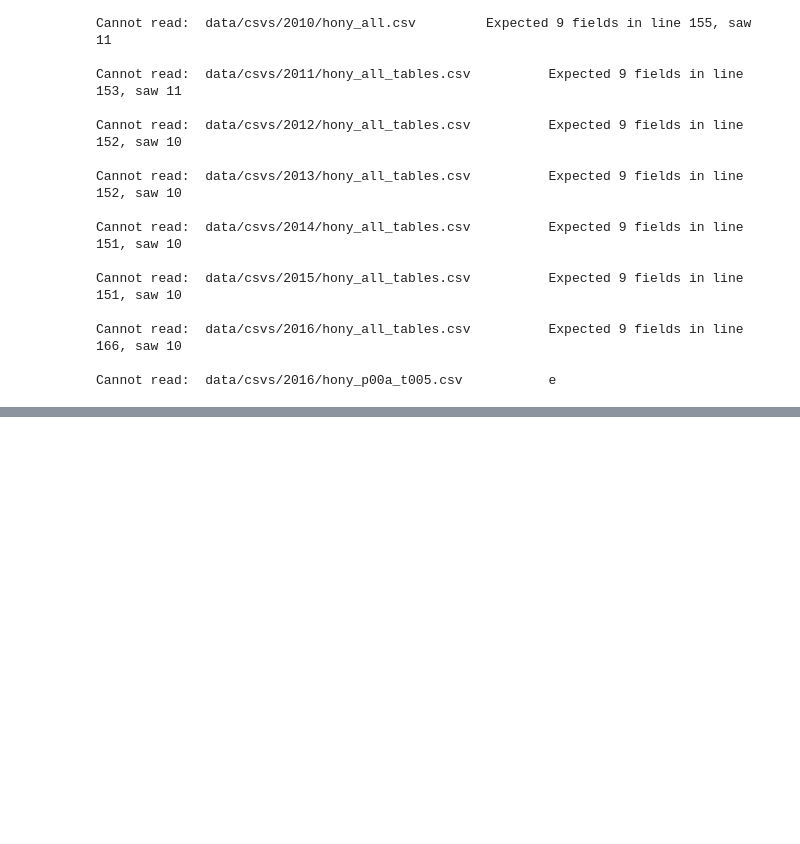
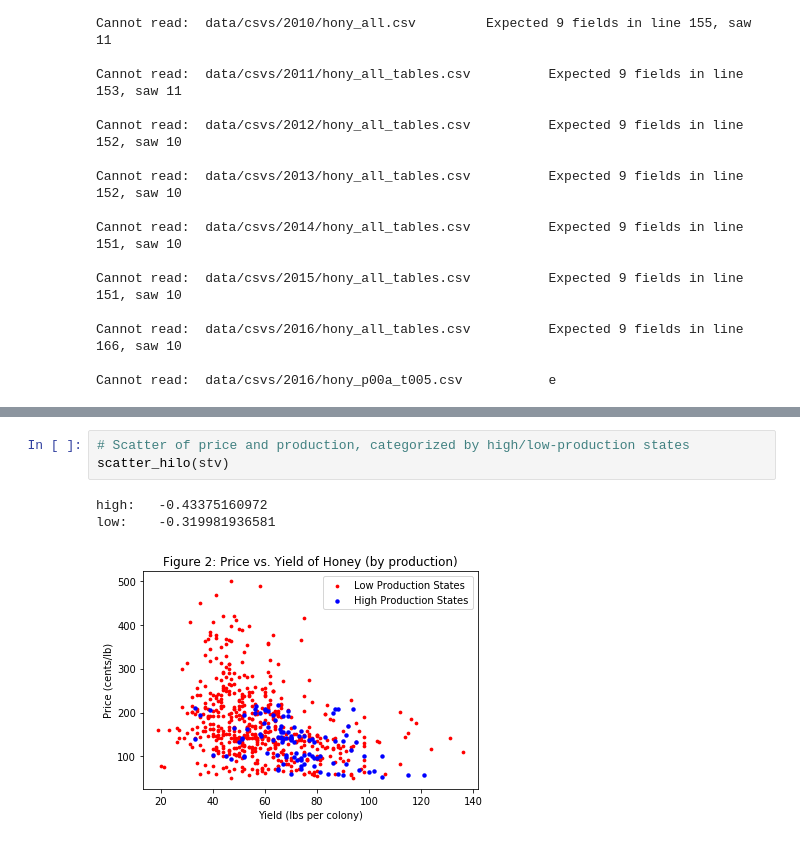
Before and after one commit to matthewruehle/DataScienceApiculture, a Jupyter notebook: report2.ipynb, the cells around one changed output, grey strips where cells are left out. Cells and saved outputs as stored; diff of their text form; blank space fills up the shorter version.

```diff
--- a/report2.ipynb
+++ b/report2.ipynb
@@ -432 +492,8 @@ Cannot read:  data/csvs/2016/hony_p00a_t005.csv           e
+# %%
+# Scatter of price and production, categorized by high/low-production states
+scatter_hilo(stv)
+# %% [output]
+high:   -0.43375160972
+low:    -0.319981936581
+[figure, added]
 # %%
```
Also changed, not shown: parts of 8 cells of this notebook, 6 other files.
